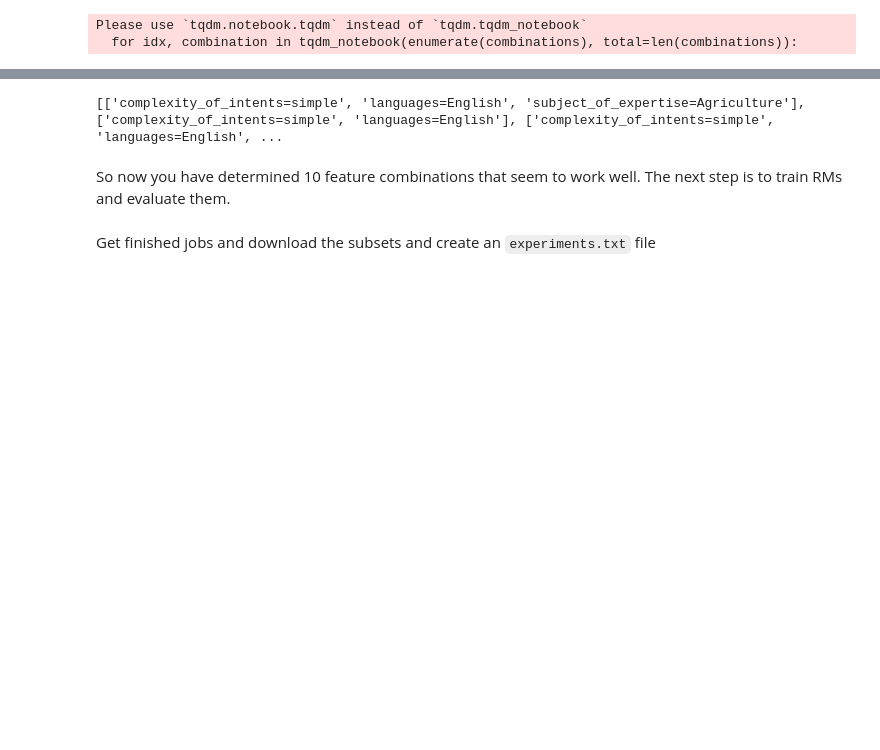
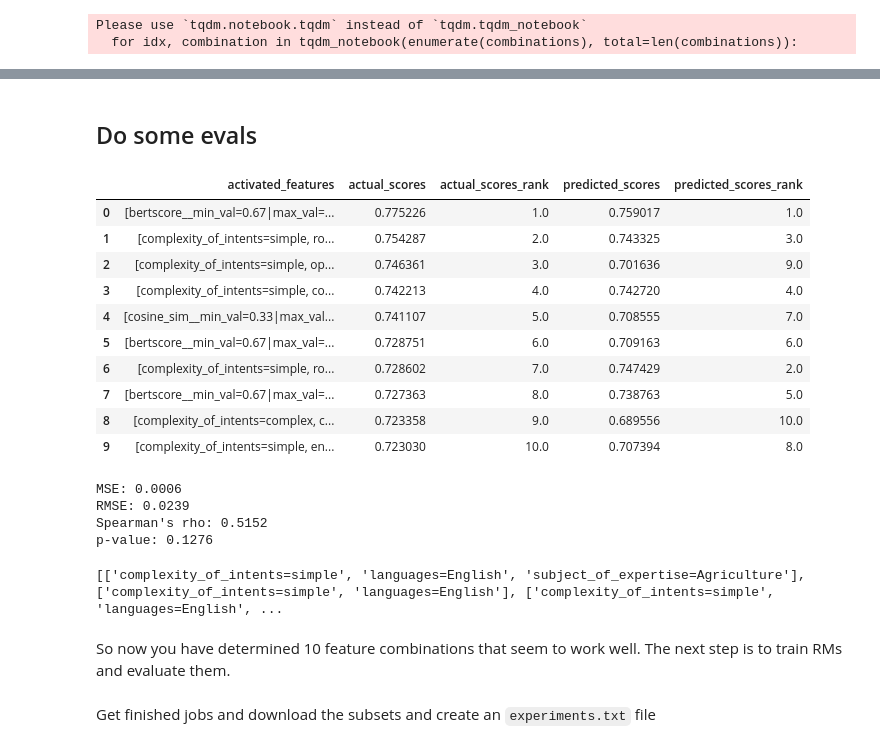
Before and after one commit to allenai/hybrid-preferences, a Jupyter notebook: notebooks/2024-08-30-classifier/2024-08-30-classifier.ipynb, the cells around one changed output, grey strips where cells are left out. Drawn from its saved outputs; the diff is of its cells as text; code cells hidden in the pictures; blank space fills up the shorter version.

```diff
--- a/notebooks/2024-08-30-classifier/2024-08-30-classifier.ipynb
+++ b/notebooks/2024-08-30-classifier/2024-08-30-classifier.ipynb
@@ -435,0 +652,2 @@ sim_results[["activated_features", "pred"]].head(20)
+# %% [markdown]
+## Do some evals
@@ -436,3 +719,44 @@ sim_results[["activated_features", "pred"]].head(20)
+# %%
+results_df[
+    [
+        "activated_features",
+        "actual_scores",
+        "actual_scores_rank",
+        "predicted_scores",
+        "predicted_scores_rank",
+    ]
+]
+# %% [output]
+|  | activated_features | actual_scores | actual_scores_rank | predicted_scores | predicted_scores_rank |
+| 0 | [bertscore__min_val=0.67|max_val=... | 0.775226 | 1.0 | 0.759017 | 1.0 |
+| 1 | [complexity_of_intents=simple, ro... | 0.754287 | 2.0 | 0.743325 | 3.0 |
+| 2 | [complexity_of_intents=simple, op... | 0.746361 | 3.0 | 0.701636 | 9.0 |
+| 3 | [complexity_of_intents=simple, co... | 0.742213 | 4.0 | 0.742720 | 4.0 |
+| 4 | [cosine_sim__min_val=0.33|max_val... | 0.741107 | 5.0 | 0.708555 | 7.0 |
+| 5 | [bertscore__min_val=0.67|max_val=... | 0.728751 | 6.0 | 0.709163 | 6.0 |
+| 6 | [complexity_of_intents=simple, ro... | 0.728602 | 7.0 | 0.747429 | 2.0 |
+| 7 | [bertscore__min_val=0.67|max_val=... | 0.727363 | 8.0 | 0.738763 | 5.0 |
+| 8 | [complexity_of_intents=complex, c... | 0.723358 | 9.0 | 0.689556 | 10.0 |
+| 9 | [complexity_of_intents=simple, en... | 0.723030 | 10.0 | 0.707394 | 8.0 |
+# %%
+from scipy.stats import spearmanr
+from sklearn.metrics import mean_squared_error
+
+mse = mean_squared_error(results_df["actual_scores"], results_df["predicted_scores"])
+rmse = np.sqrt(mse)
+
+# Compute Spearman's rho
+rho, p_value = spearmanr(results_df["actual_scores"], results_df["predicted_scores"])
+
+print(f"MSE: {mse:.4f}")
+print(f"RMSE: {rmse:.4f}")
+print(f"Spearman's rho: {rho:.4f}")
+print(f"p-value: {p_value:.4f}")
+# %% [output]
+MSE: 0.0006
+RMSE: 0.0239
+Spearman's rho: 0.5152
+p-value: 0.1276
 # %%
 top_n = 100
 human_score = 0.715
```
Also changed, not shown: parts of 21 cells of this notebook.
